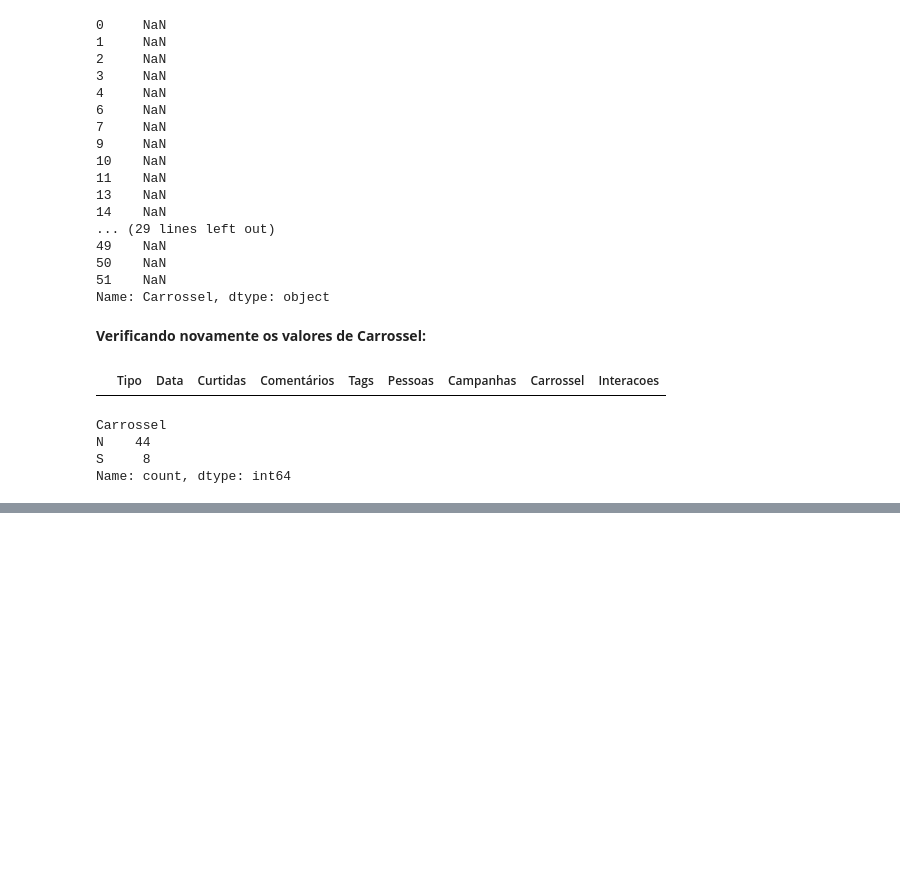
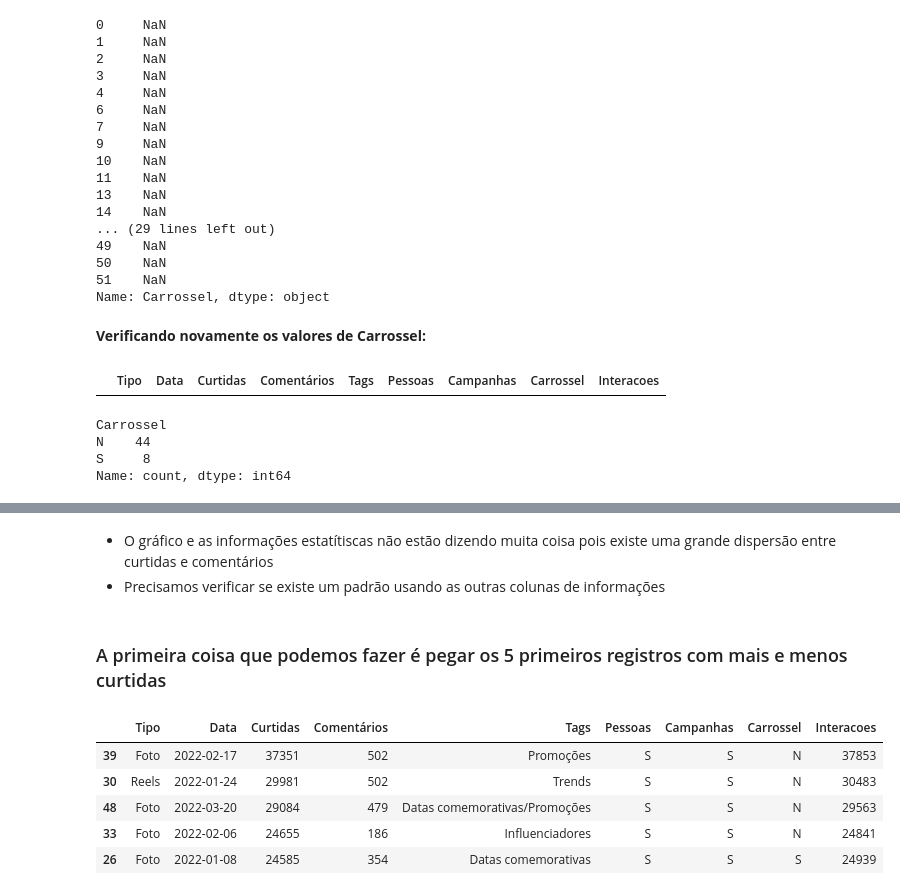
Before and after one commit to andrewyamagata/DADOS, a Jupyter notebook: Aula03AnaliseEngajamento.ipynb, the cells around one changed output, grey strips where cells are left out. Cells and saved outputs as stored; diff of their text form; code cells hidden in the pictures; blank space fills up the shorter version.

```diff
--- a/Aula03AnaliseEngajamento.ipynb
+++ b/Aula03AnaliseEngajamento.ipynb
@@ -189,0 +224,15 @@ Name: count, dtype: int64
+# %% [markdown]
+- O gráfico e as informações estatítiscas não estão dizendo muita coisa pois existe uma grande dispersão entre curtidas e comentários
+- Precisamos verificar se existe um padrão usando as outras colunas de informações
+# %% [markdown]
+### A primeira coisa que podemos fazer é pegar os 5 primeiros registros com mais e menos curtidas
+# %%
+# Ordenando os valores
+base.sort_values(by="Curtidas",ascending=False).head()
+# %% [output]
+|  | Tipo | Data | Curtidas | Comentários | Tags | Pessoas | Campanhas | Carrossel | Interacoes |
+| 39 | Foto | 2022-02-17 | 37351 | 502 | Promoções | S | S | N | 37853 |
+| 30 | Reels | 2022-01-24 | 29981 | 502 | Trends | S | S | N | 30483 |
+| 48 | Foto | 2022-03-20 | 29084 | 479 | Datas comemorativas/Promoções | S | S | N | 29563 |
+| 33 | Foto | 2022-02-06 | 24655 | 186 | Influenciadores | S | S | N | 24841 |
+| 26 | Foto | 2022-01-08 | 24585 | 354 | Datas comemorativas | S | S | S | 24939 |
```
Also changed, not shown: parts of 8 cells of this notebook.
